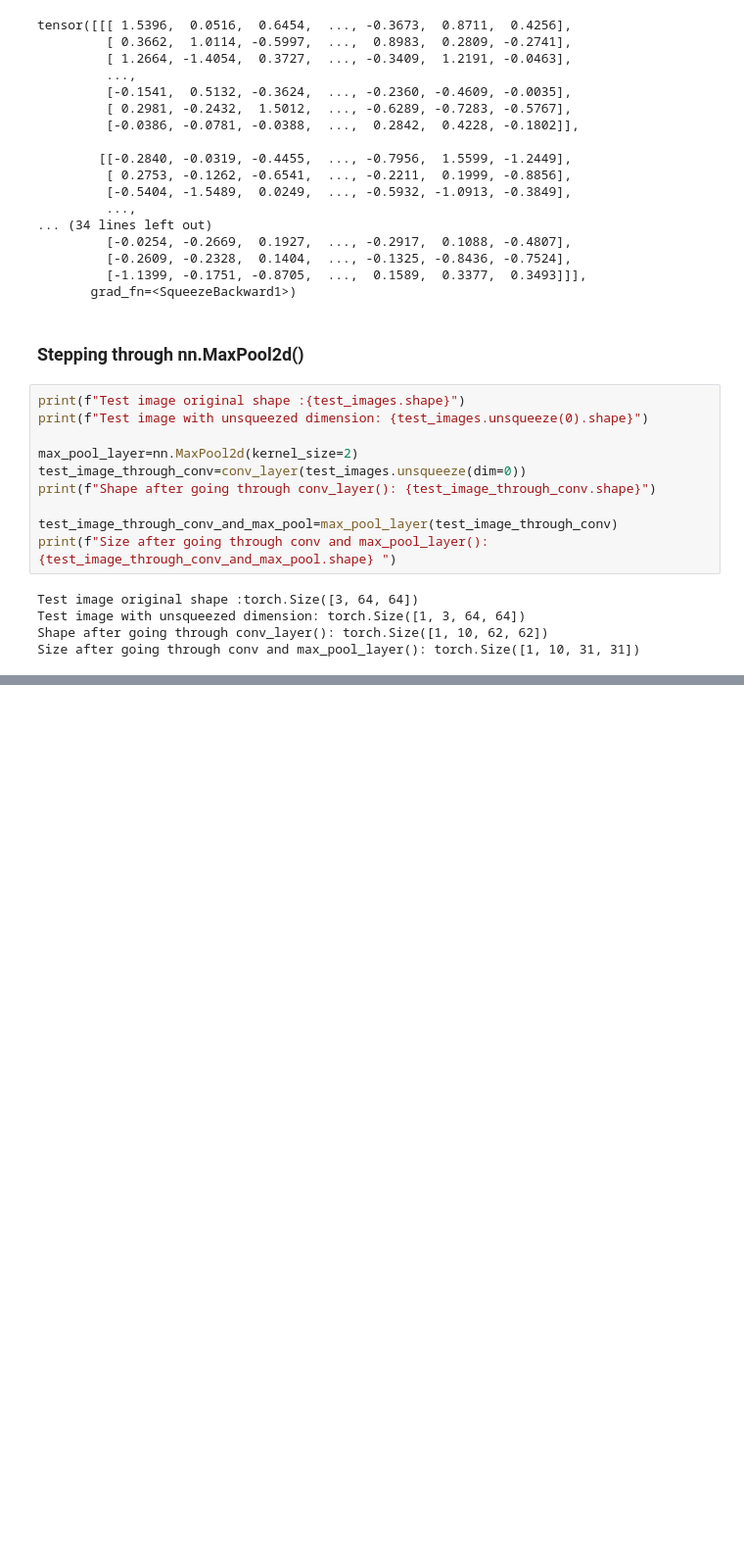
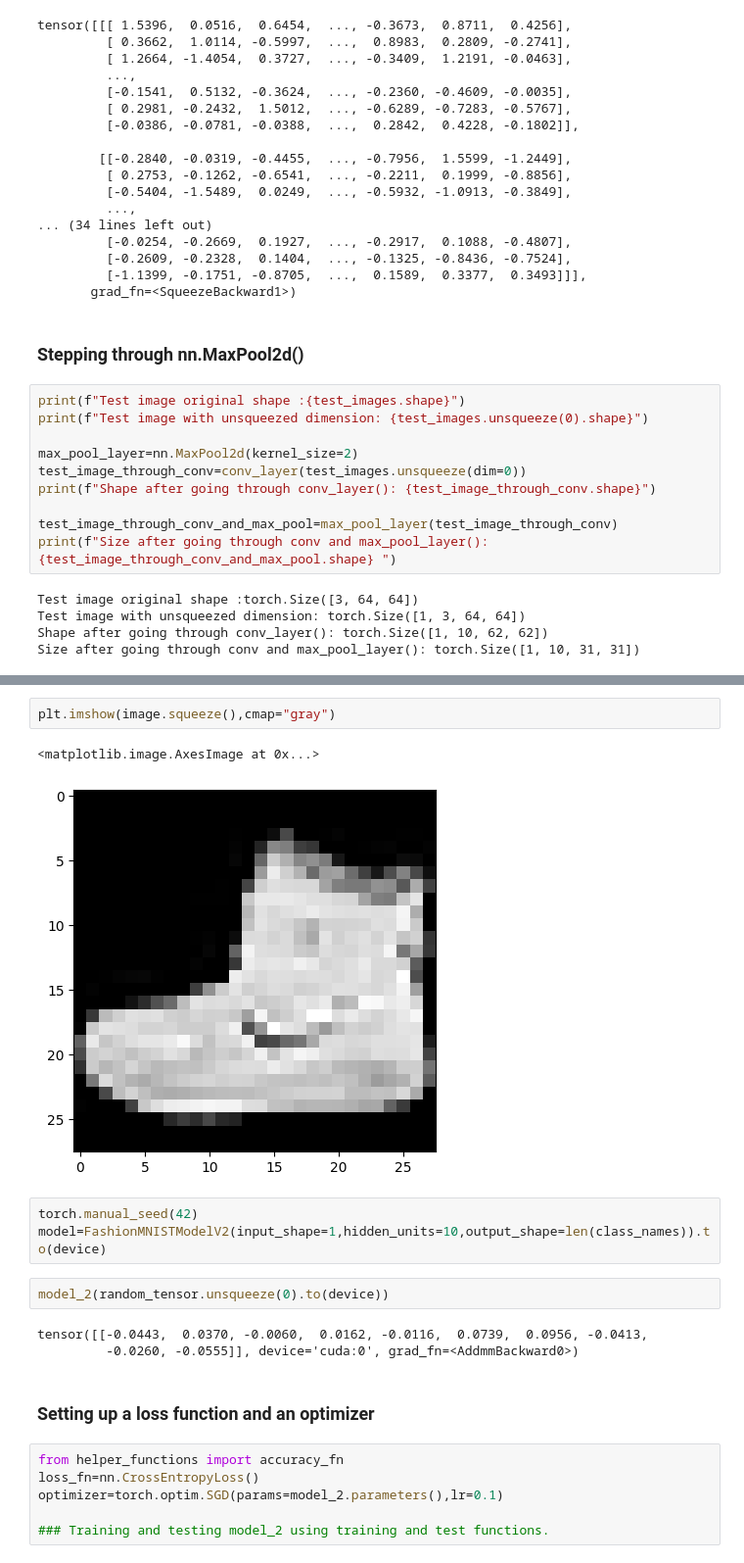
Before and after one commit to abhiram4580/Pytorch, a Jupyter notebook: Computer_Vision.ipynb, the cells around one changed output, grey strips where cells are left out. Shown: that part at 98% size. Drawn from its saved outputs; the diff is of its cells as text; blank space fills up the shorter version.

```diff
--- a/Computer_Vision.ipynb
+++ b/Computer_Vision.ipynb
@@ -767,0 +799,21 @@ tensor([[[[0.8823, 0.9150],
+# %%
+plt.imshow(image.squeeze(),cmap="gray")
+# %% [output]
+<matplotlib.image.AxesImage at 0x...>
+[figure, added]
+# %%
+torch.manual_seed(42)
+model=FashionMNISTModelV2(input_shape=1,hidden_units=10,output_shape=len(class_names)).to(device)
+# %%
+model_2(random_tensor.unsqueeze(0).to(device))
+# %% [output]
+tensor([[-0.0443,  0.0370, -0.0060,  0.0162, -0.0116,  0.0739,  0.0956, -0.0413,
+         -0.0260, -0.0555]], device='cuda:0', grad_fn=<AddmmBackward0>)
+# %% [markdown]
+### Setting up a loss function and an optimizer
+# %%
+from helper_functions import accuracy_fn
+loss_fn=nn.CrossEntropyLoss()
+optimizer=torch.optim.SGD(params=model_2.parameters(),lr=0.1)
+
+### Training and testing model_2 using training and test functions.
```
Also changed, not shown: parts of 29 cells of this notebook.
